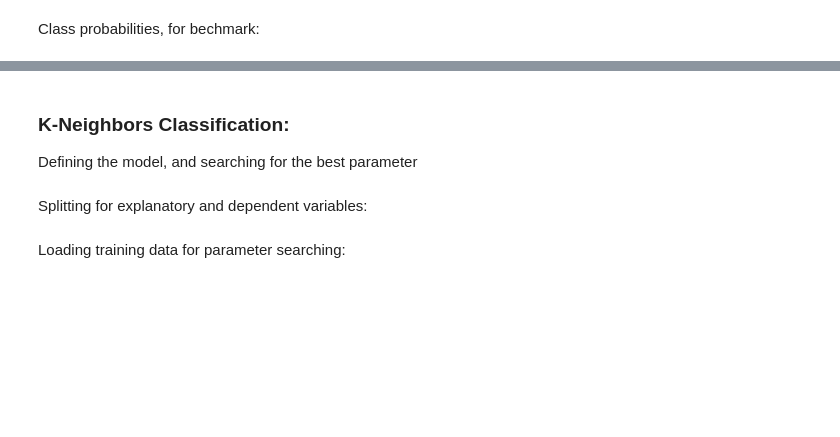
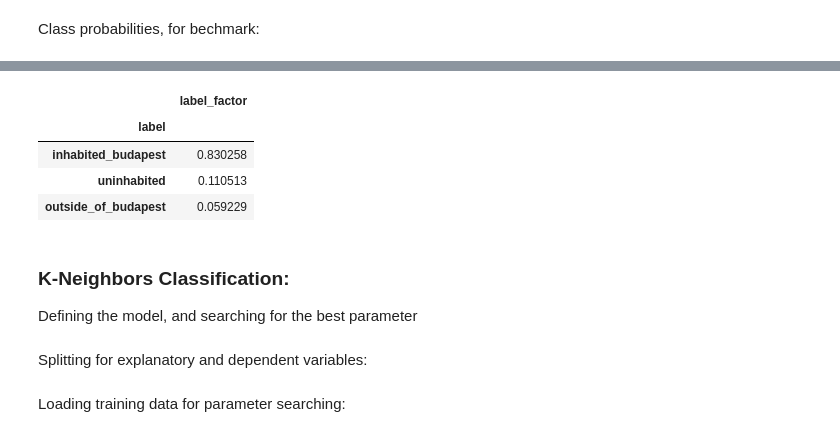
Before and after one commit to tszereny/real_estate_machine_learning, a Jupyter notebook: notebook/Classification.ipynb, the cells around one changed output, grey strips where cells are left out. Cells and saved outputs as stored; diff of their text form; code cells hidden in the pictures; blank space fills up the shorter version.

```diff
--- a/notebook/Classification.ipynb
+++ b/notebook/Classification.ipynb
@@ -83,3 +92,11 @@ class_p
+# %%
+class_p.sort_values('label_factor', ascending=False)
+# %% [output]
+|  | label_factor |
+| label |  |
+| inhabited_budapest | 0.830258 |
+| uninhabited | 0.110513 |
+| outside_of_budapest | 0.059229 |
 # %% [markdown]
 ### K-Neighbors Classification:
 Defining the model, and searching for the best parameter
```
Also changed, not shown: parts of 18 cells of this notebook.
